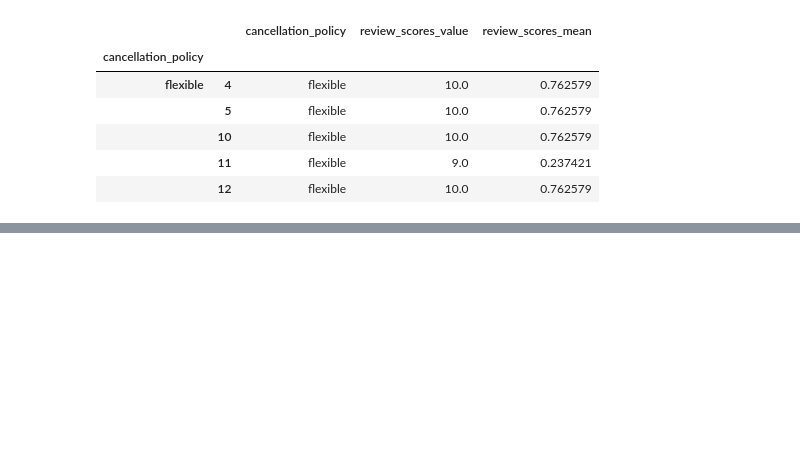
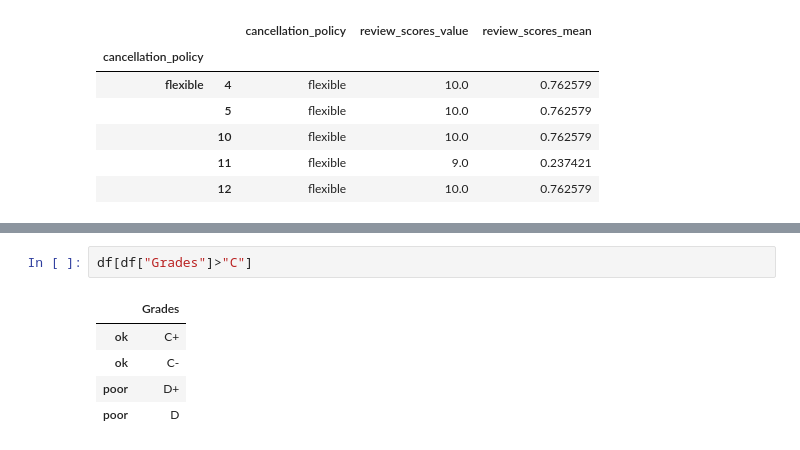
Before and after one commit to mrioshe/AppliedDataScienceWithPython, a Jupyter notebook: IntroductionToDataScienceInPython/week3_MoreDataProcessingWithPandas/MoreDataProcessingWithPandas.ipynb, the cells around one changed output, grey strips where cells are left out. Cells and saved outputs as stored; diff of their text form; blank space fills up the shorter version.

```diff
--- a/IntroductionToDataScienceInPython/week3_MoreDataProcessingWithPandas/MoreDataProcessingWithPandas.ipynb
+++ b/IntroductionToDataScienceInPython/week3_MoreDataProcessingWithPandas/MoreDataProcessingWithPandas.ipynb
@@ -604,0 +656,8 @@ df.groupby('cancellation_policy').apply(calc_mean_review_scores).head()
+# %%
+df[df["Grades"]>"C"]
+# %% [output]
+|  | Grades |
+| ok | C+ |
+| ok | C- |
+| poor | D+ |
+| poor | D |
```
Also changed, not shown: parts of 9 cells of this notebook.
